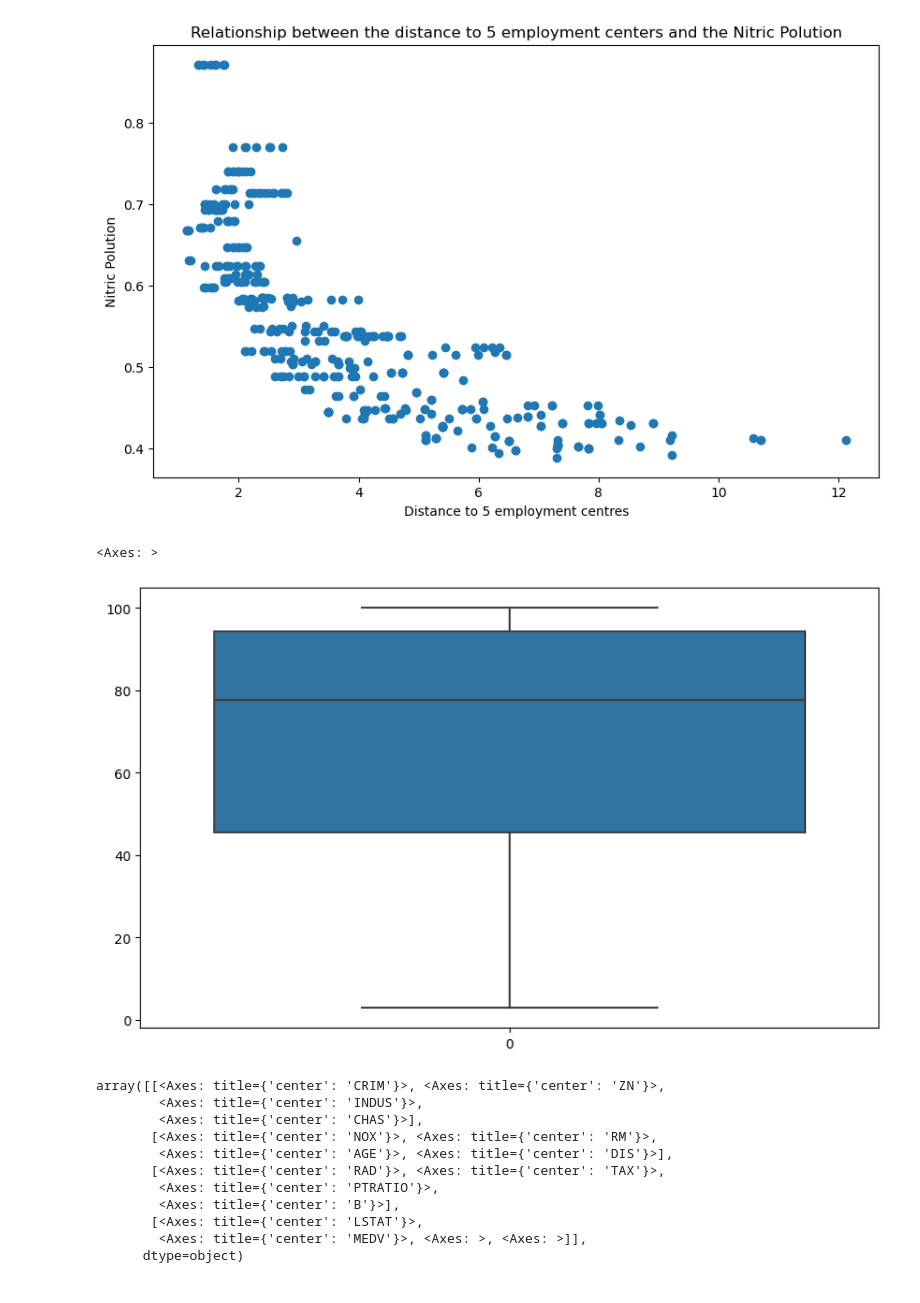
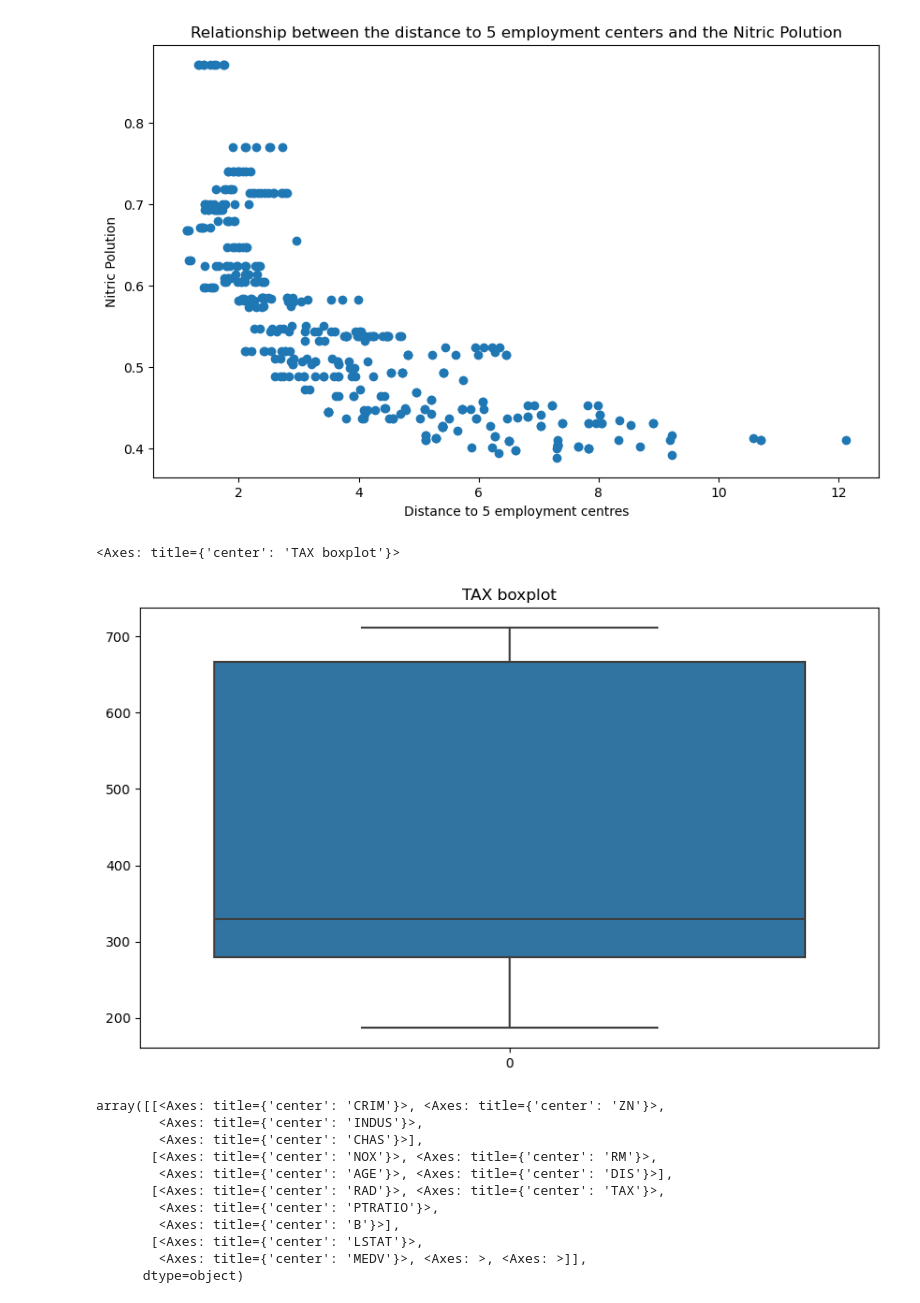
Before and after one commit to StephenMulingwa/Housing_Data_Analysis, a Jupyter notebook: Boston_Housing_Data_Analysis.ipynb, the cells around one changed output. Drawn from its saved outputs; the diff is of its cells as text; code cells hidden in the pictures.

```diff
--- a/Boston_Housing_Data_Analysis.ipynb
+++ b/Boston_Housing_Data_Analysis.ipynb
@@ -176,10 +196,11 @@ plt.show()
 [figure]
 # %%
 plt.figure(figsize = (10,6))
-sns.boxplot(df['AGE'])
+plt.title("TAX boxplot")
+sns.boxplot(df['TAX'])
 # %% [output]
-<Axes: >
+<Axes: title={'center': 'TAX boxplot'}>
-[figure, old version]
+[figure, new version]
 # %%
 df.hist(figsize = (15,8))
 # %% [output]
```
Also changed, not shown: parts of 26 cells of this notebook, 2 other files.
